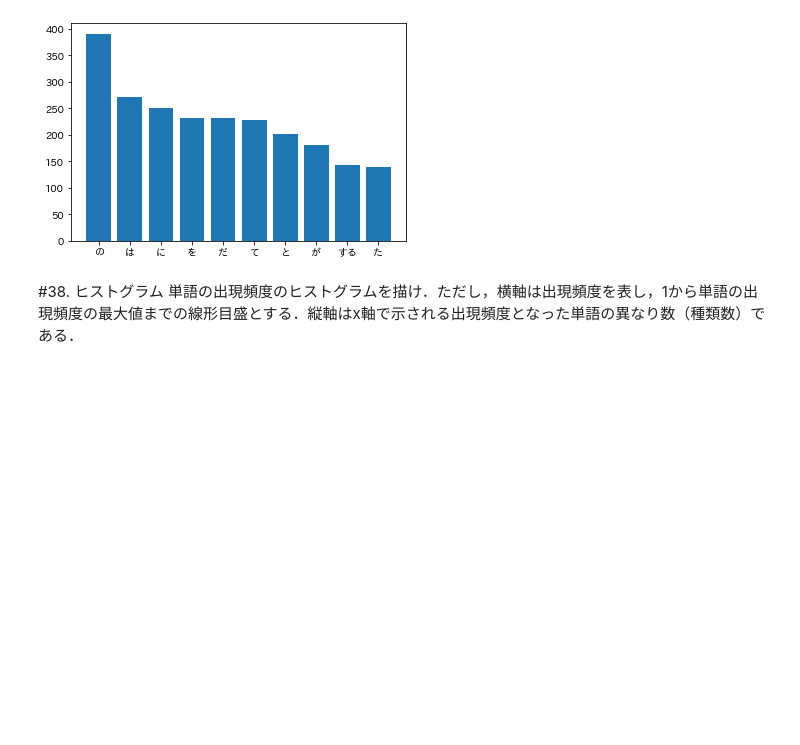
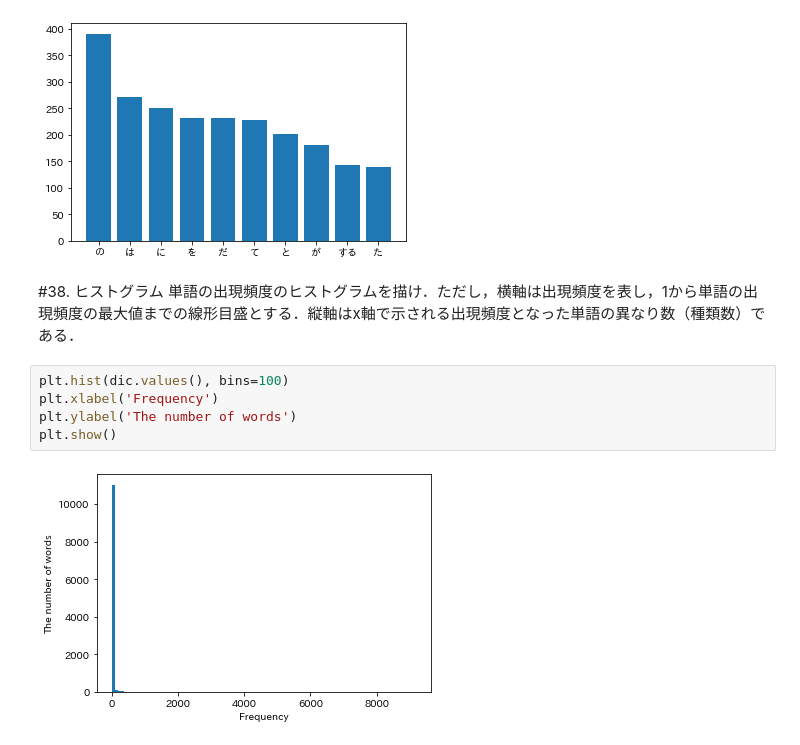
Before and after one commit to citrus1998/nlp100_with_alpha, a Jupyter notebook: nlp100_4.ipynb, the cells around one changed output. Drawn from its saved outputs; the diff is of its cells as text; blank space fills up the shorter version.

```diff
--- a/nlp100_4.ipynb
+++ b/nlp100_4.ipynb
@@ -274,3 +281,10 @@ plt.show()
 # %% [markdown]
 #38. ヒストグラム
 単語の出現頻度のヒストグラムを描け．ただし，横軸は出現頻度を表し，1から単語の出現頻度の最大値までの線形目盛とする．縦軸はx軸で示される出現頻度となった単語の異なり数（種類数）である．
+# %%
+plt.hist(dic.values(), bins=100)
+plt.xlabel('Frequency')
+plt.ylabel('The number of words')
+plt.show()
+# %% [output]
+[figure, added]
```
Also changed, not shown: parts of 8 cells of this notebook.
